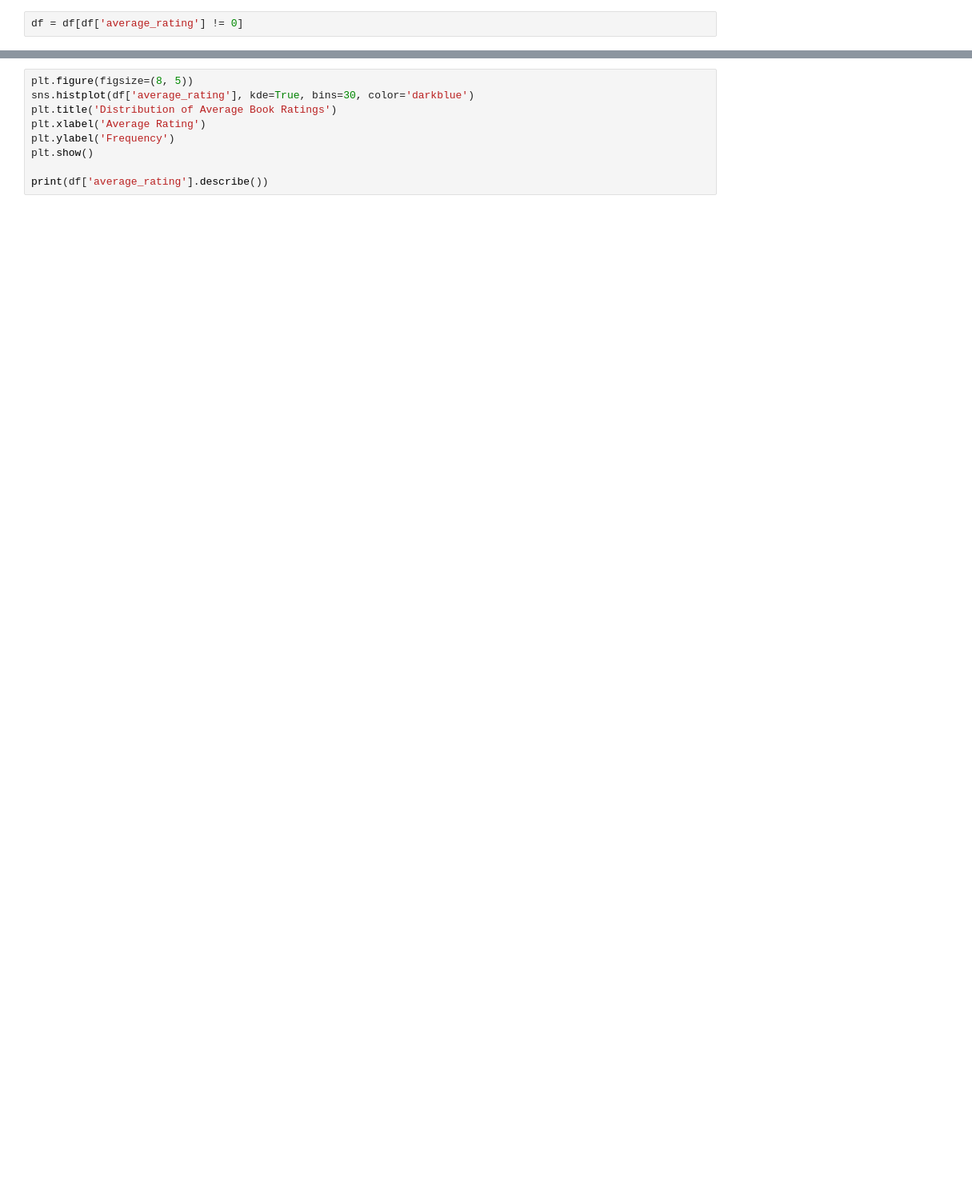
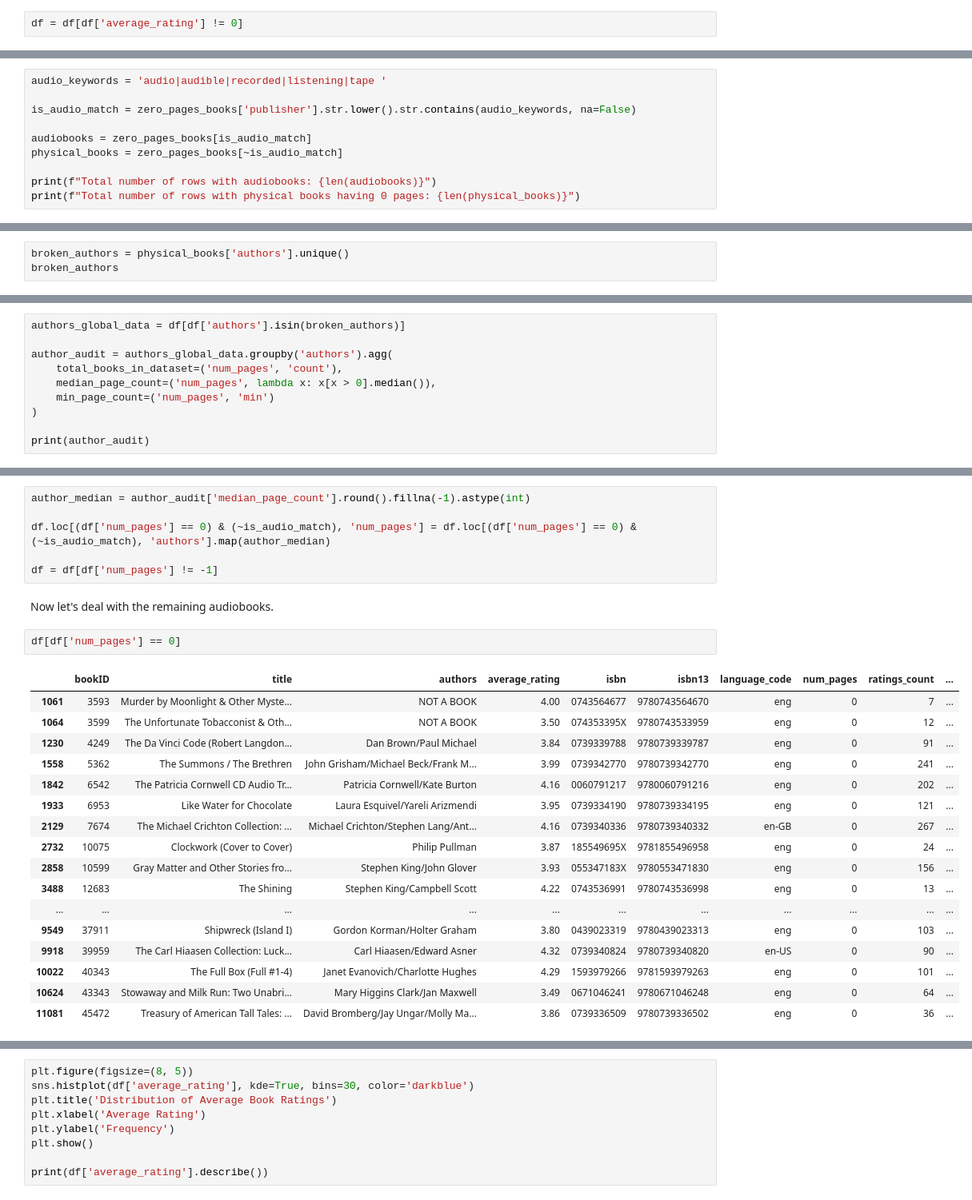
Before and after one commit to omar-el-mesaoudi/Book_Rating_Predictor, a Jupyter notebook: Notebook/Book_Rating_Predictor.ipynb, the cells around one changed output, grey strips where cells are left out. Shown at 80% size. Drawn from its saved outputs; the diff is of its cells as text; blank space fills up the shorter version.

```diff
--- a/Notebook/Book_Rating_Predictor.ipynb
+++ b/Notebook/Book_Rating_Predictor.ipynb
@@ -234,0 +267,10 @@ Name: num_pages, Length: 74, dtype: float64
+# %%
+audio_keywords = 'audio|audible|recorded|listening|tape '
+
+is_audio_match = zero_pages_books['publisher'].str.lower().str.contains(audio_keywords, na=False)
+
+audiobooks = zero_pages_books[is_audio_match]
+physical_books = zero_pages_books[~is_audio_match]
+
+print(f"Total number of rows with audiobooks: {len(audiobooks)}")
+print(f"Total number of rows with physical books having 0 pages: {len(physical_books)}")
@@ -234,0 +282,3 @@ Name: num_pages, Length: 74, dtype: float64
+# %%
+broken_authors = physical_books['authors'].unique()
+broken_authors
@@ -234,0 +300,10 @@ Name: num_pages, Length: 74, dtype: float64
+# %%
+authors_global_data = df[df['authors'].isin(broken_authors)]
+
+author_audit = authors_global_data.groupby('authors').agg(
+    total_books_in_dataset=('num_pages', 'count'),
+    median_page_count=('num_pages', lambda x: x[x > 0].median()),
+    min_page_count=('num_pages', 'min')
+)
+
+print(author_audit)
@@ -234,0 +330,28 @@ Name: num_pages, Length: 74, dtype: float64
+# %%
+author_median = author_audit['median_page_count'].round().fillna(-1).astype(int)
+
+df.loc[(df['num_pages'] == 0) & (~is_audio_match), 'num_pages'] = df.loc[(df['num_pages'] == 0) & (~is_audio_match), 'authors'].map(author_median)
+
+df = df[df['num_pages'] != -1]
+# %% [markdown]
+Now let's deal with the remaining audiobooks.
+# %%
+df[df['num_pages'] == 0]
+# %% [output]
+|  | bookID | title | authors | average_rating | isbn | isbn13 | language_code | num_pages | ratings_count | ... |
+| 1061 | 3593 | Murder by Moonlight & Other Myste... | NOT A BOOK | 4.00 | 0743564677 | 9780743564670 | eng | 0 | 7 | ... |
+| 1064 | 3599 | The Unfortunate Tobacconist & Oth... | NOT A BOOK | 3.50 | 074353395X | 9780743533959 | eng | 0 | 12 | ... |
+| 1230 | 4249 | The Da Vinci Code (Robert Langdon... | Dan Brown/Paul Michael | 3.84 | 0739339788 | 9780739339787 | eng | 0 | 91 | ... |
+| 1558 | 5362 | The Summons / The Brethren | John Grisham/Michael Beck/Frank M... | 3.99 | 0739342770 | 9780739342770 | eng | 0 | 241 | ... |
+| 1842 | 6542 | The Patricia Cornwell CD Audio Tr... | Patricia Cornwell/Kate Burton | 4.16 | 0060791217 | 9780060791216 | eng | 0 | 202 | ... |
+| 1933 | 6953 | Like Water for Chocolate | Laura Esquivel/Yareli Arizmendi | 3.95 | 0739334190 | 9780739334195 | eng | 0 | 121 | ... |
+| 2129 | 7674 | The Michael Crichton Collection: ... | Michael Crichton/Stephen Lang/Ant... | 4.16 | 0739340336 | 9780739340332 | en-GB | 0 | 267 | ... |
+| 2732 | 10075 | Clockwork (Cover to Cover) | Philip Pullman | 3.87 | 185549695X | 9781855496958 | eng | 0 | 24 | ... |
+| 2858 | 10599 | Gray Matter and Other Stories fro... | Stephen King/John Glover | 3.93 | 055347183X | 9780553471830 | eng | 0 | 156 | ... |
+| 3488 | 12683 | The Shining | Stephen King/Campbell Scott | 4.22 | 0743536991 | 9780743536998 | eng | 0 | 13 | ... |
+| ... | ... | ... | ... | ... | ... | ... | ... | ... | ... | ... |
+| 9549 | 37911 | Shipwreck (Island I) | Gordon Korman/Holter Graham | 3.80 | 0439023319 | 9780439023313 | eng | 0 | 103 | ... |
+| 9918 | 39959 | The Carl Hiaasen Collection: Luck... | Carl Hiaasen/Edward Asner | 4.32 | 0739340824 | 9780739340820 | en-US | 0 | 90 | ... |
+| 10022 | 40343 | The Full Box (Full #1-4) | Janet Evanovich/Charlotte Hughes | 4.29 | 1593979266 | 9781593979263 | eng | 0 | 101 | ... |
+| 10624 | 43343 | Stowaway and Milk Run: Two Unabri... | Mary Higgins Clark/Jan Maxwell | 3.49 | 0671046241 | 9780671046248 | eng | 0 | 64 | ... |
+| 11081 | 45472 | Treasury of American Tall Tales: ... | David Bromberg/Jay Ungar/Molly Ma... | 3.86 | 0739336509 | 9780739336502 | eng | 0 | 36 | ... |
```
Also changed, not shown: parts of 24 cells of this notebook.
